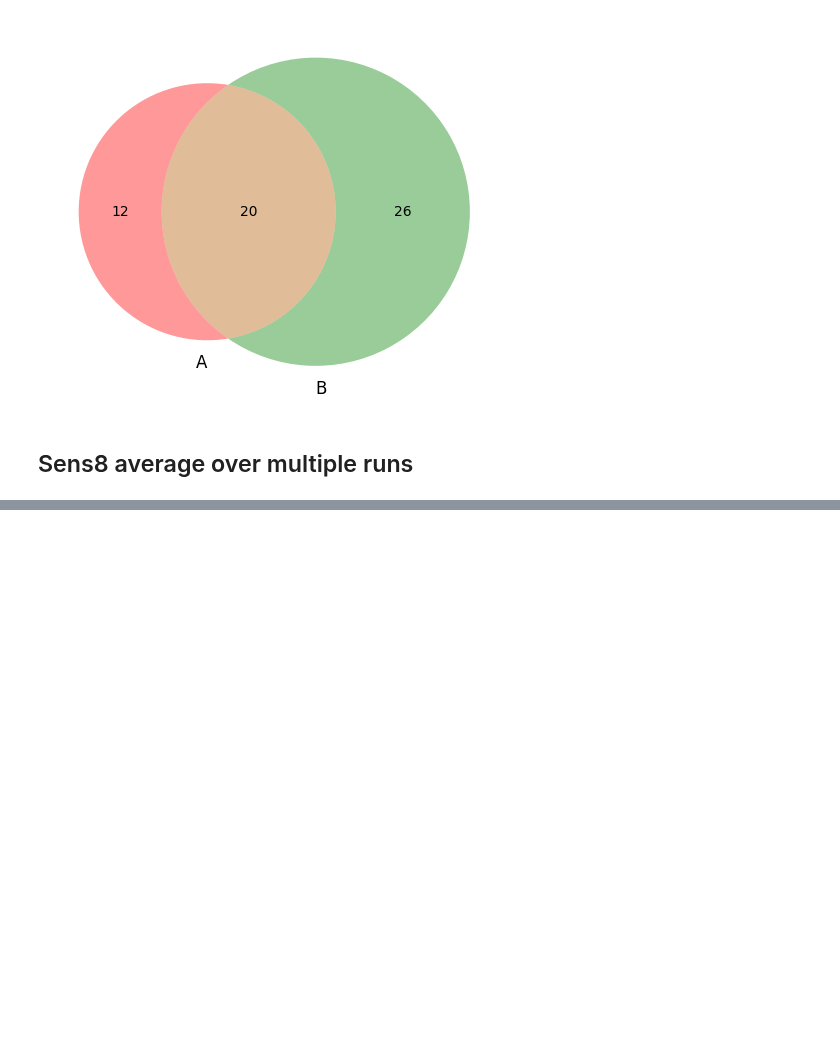
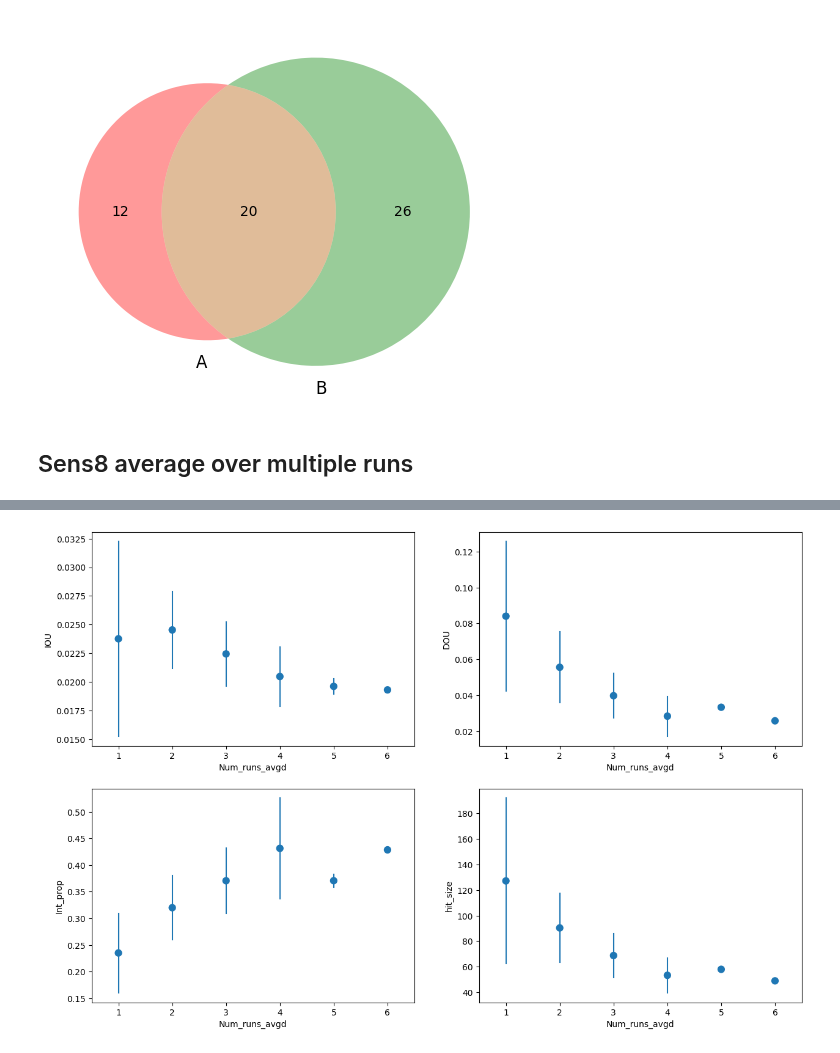
Before and after one commit to titoghose/GWANN, a Jupyter notebook: Code_AD/sensitivity_plots.ipynb, the cells around one changed output, grey strips where cells are left out. Saved outputs shown, nothing was run; the diff lists cells and outputs as text; code cells hidden in the pictures; blank space fills up the shorter version.

Commit message:
Sens8 avg 6 runs sens plots

```diff
--- a/Code_AD/sensitivity_plots.ipynb
+++ b/Code_AD/sensitivity_plots.ipynb
@@ -1003,0 +1018,34 @@ gene_comb_df.loc[gene_comb_df['adj_agg_P'] < 0.05][['Chrom', 'Gene', 'agg_P', 'a
+# %%
+def intersection(a, b):
+    return len(a.intersection(b))
+
+def IOU(a, b):
+    i = a.intersection(b)
+    u = a.union(b)
+    return len(i)/len(u)
+
+def DOU(a, b):
+    i = a.difference(b)
+    u = a.union(b)
+    return len(i)/len(u)
+
+def int_prop(a, b):
+    i = a.intersection(b)
+    return len(i)/len(a)
+
+plot_df = {'Num_runs_avgd':[], 'IOU':[], 'DOU':[], 'Int_prop':[], 'hit_size':[]}
+for k, vs in avg_hits.items():
+    for vi, v in enumerate(vs):
+        iou = IOU(v, gwas_catalog_AD)
+        dou = DOU(v, gwas_catalog_AD)
+        ip = int_prop(v, gwas_catalog_AD)
+        i = intersection(v, gwas_catalog_AD)
+        print(f'{k}_{vi}: {len(v):<4} {i:<2} {iou:.3f} {dou:.3f} {ip:.3f}')
+
+        plot_df['Num_runs_avgd'].append(k)
+        plot_df['IOU'].append(iou)
+        plot_df['DOU'].append(dou)
+        plot_df['Int_prop'].append(ip)
+        plot_df['hit_size'].append(len(v))
+
+    print()
@@ -1003,0 +1070,3 @@ gene_comb_df.loc[gene_comb_df['adj_agg_P'] < 0.05][['Chrom', 'Gene', 'agg_P', 'a
+# %%
+plot_df = pd.DataFrame.from_dict(plot_df)
+plot_df.head()
@@ -1003,0 +1080,8 @@ gene_comb_df.loc[gene_comb_df['adj_agg_P'] < 0.05][['Chrom', 'Gene', 'agg_P', 'a
+# %%
+fig, ax = plt.subplots(2, 2, figsize=(15, 10), sharey=False)
+ax = ax.flatten()
+for ax, c in zip(ax, ['IOU', 'DOU', 'Int_prop', 'hit_size']):
+    sns.pointplot(data=plot_df, x='Num_runs_avgd', y=c,
+                  errorbar='sd', join=False, ax=ax, errwidth=1.5)
+# %% [output]
+[figure, added]
```
Also changed, not shown: parts of 11 cells of this notebook, 2 other files.
